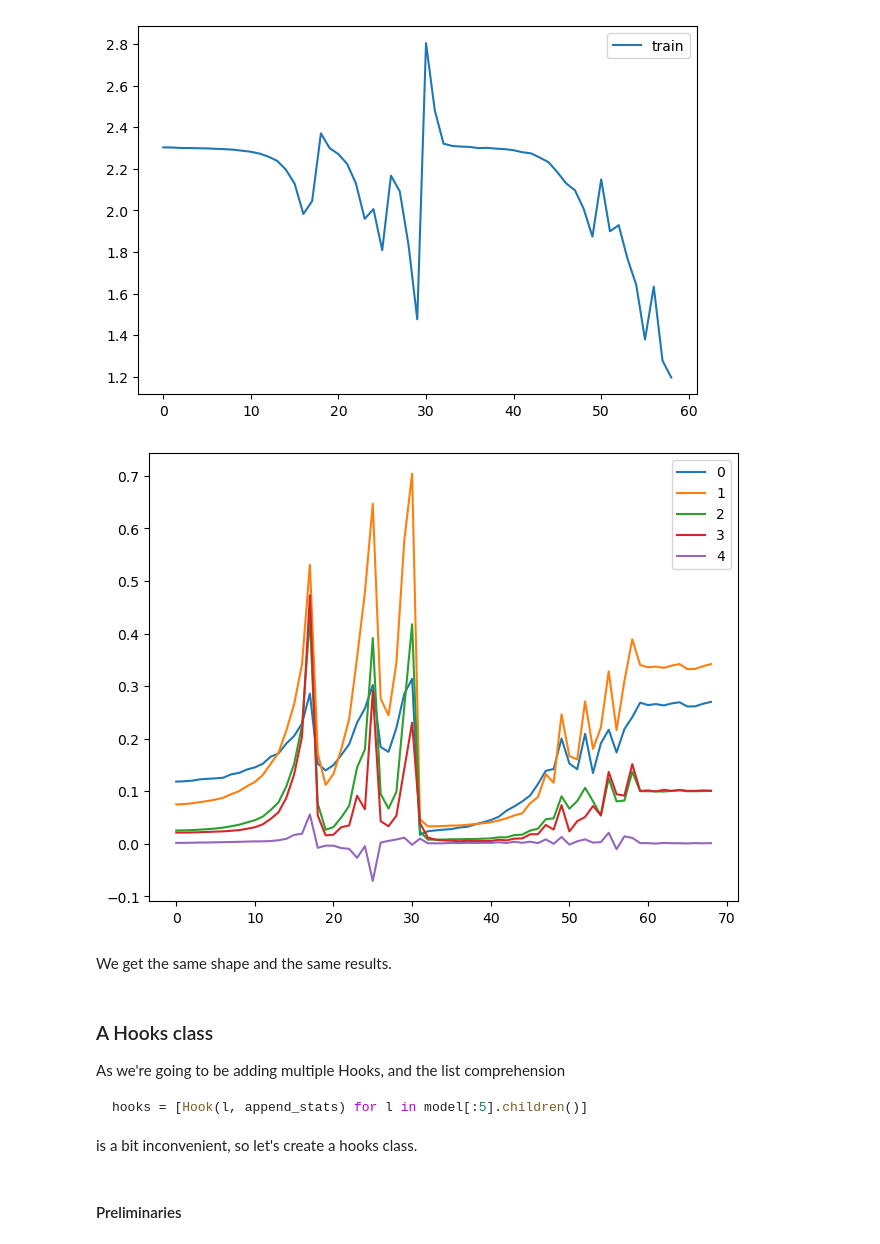
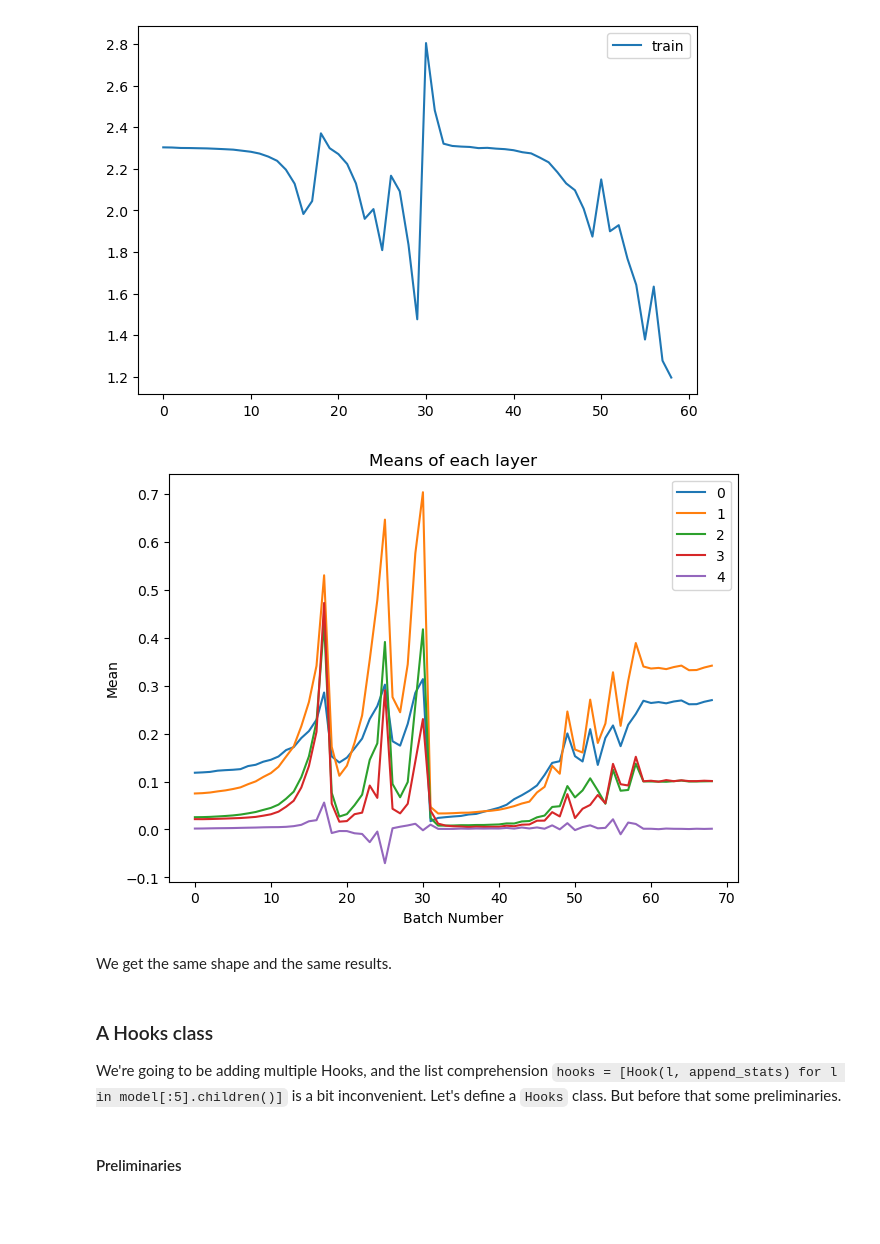
Before and after one commit to gsgbills/course22p2, a Jupyter notebook: nbs/10G_activations.ipynb, the cells around one changed output. Saved outputs shown, nothing was run; the diff lists cells and outputs as text; code cells hidden in the pictures; blank space fills up the shorter version.

````diff
--- a/nbs/10G_activations.ipynb
+++ b/nbs/10G_activations.ipynb
@@ -320,19 +300,22 @@ learn = fit(model)
 # %%
 for h in hooks:
     plt.plot(h.stats[0])
     h.remove()
 plt.legend(range(5));
+plt.title('Means of each layer')
+plt.xlabel('Batch Number')
+plt.ylabel('Mean');
 # %% [output]
-[figure, old version]
+[figure, new version]
 # %% [markdown]
 We get the same shape and the same results.
 # %% [markdown]
 ### A Hooks class
-As we're going to be adding multiple Hooks, and the list comprehension
-```Python
-hooks = [Hook(l, append_stats) for l in model[:5].children()]
-```
-is a bit inconvenient, so let's create a hooks class.
+We're going to be adding multiple Hooks, and the list comprehension
+`hooks = [Hook(l, append_stats) for l in model[:5].children()]`
+is a bit inconvenient.
+Let's define a `Hooks` class.
+But before that some preliminaries.
 # %% [markdown]
 #### Preliminaries
 # %% [markdown]
````
Also changed, not shown: parts of 47 cells of this notebook, 2 other files.
